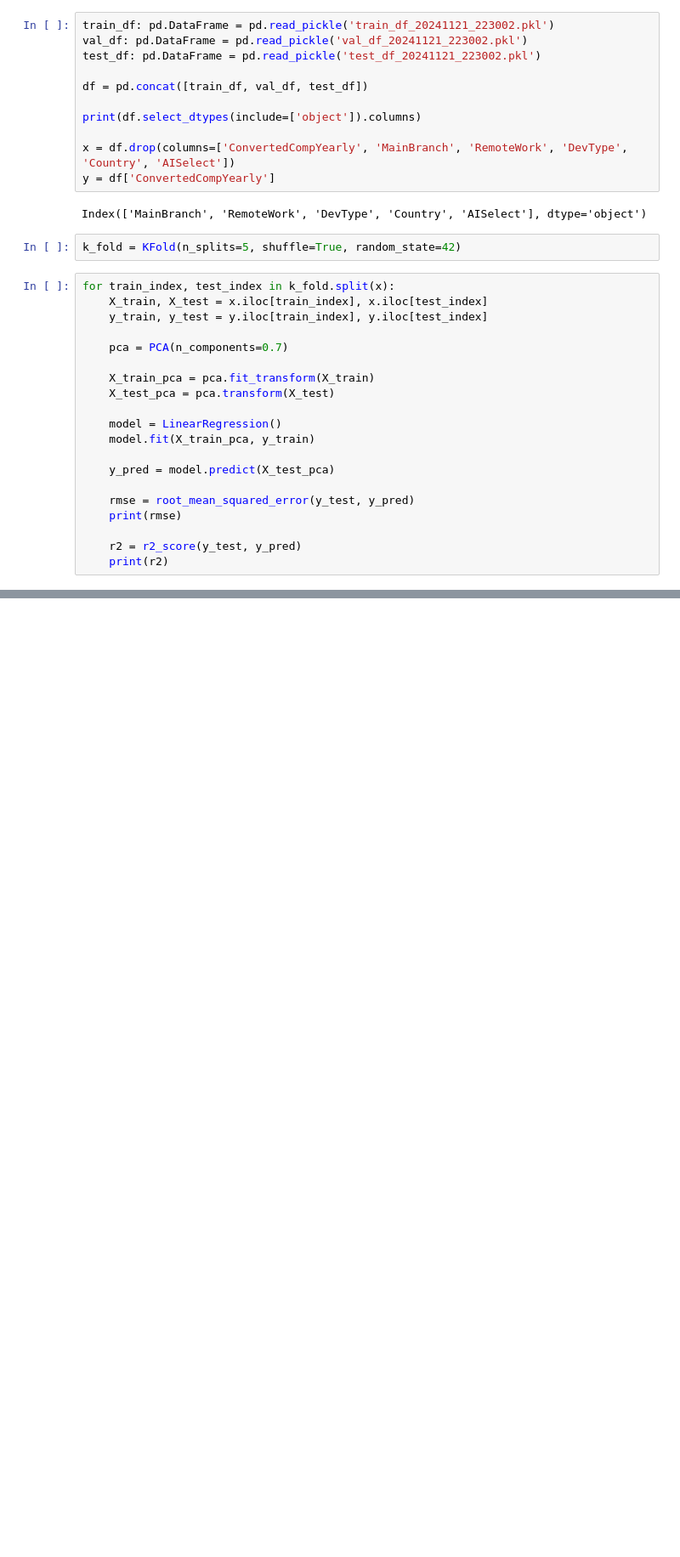
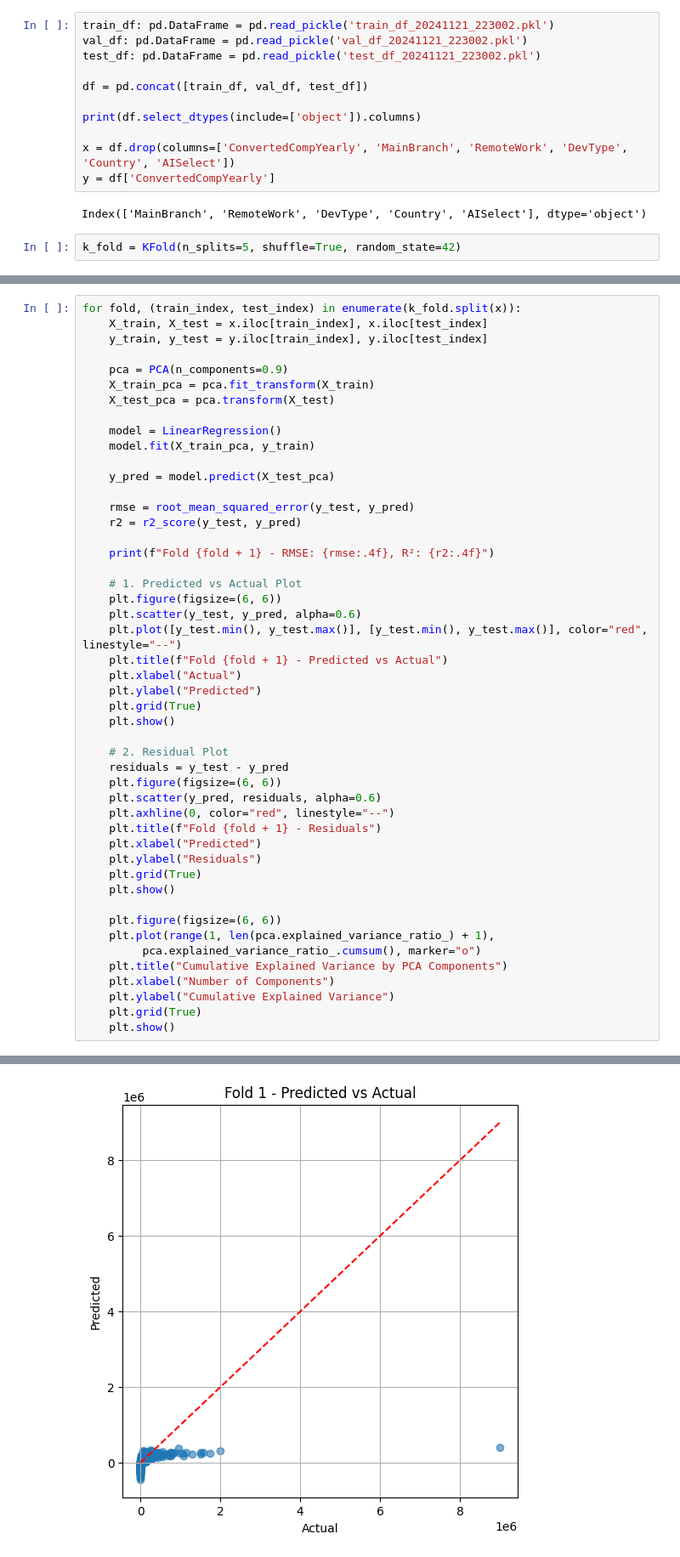
Before and after one commit to alfenn/cs-326-team-hi, a Jupyter notebook: linear_regression_pca.ipynb, the cells around one changed output, grey strips where cells are left out. Shown at 85% size. Drawn from its saved outputs; the diff is of its cells as text; blank space fills up the shorter version.

Commit message:
added figures

```diff
--- a/linear_regression_pca.ipynb
+++ b/linear_regression_pca.ipynb
@@ -20,23 +23,3 @@ y = df['ConvertedCompYearly']
 Index(['MainBranch', 'RemoteWork', 'DevType', 'Country', 'AISelect'], dtype='object')
 # %%
 k_fold = KFold(n_splits=5, shuffle=True, random_state=42)
-# %%
-for train_index, test_index in k_fold.split(x):
-    X_train, X_test = x.iloc[train_index], x.iloc[test_index]
-    y_train, y_test = y.iloc[train_index], y.iloc[test_index]
-
-    pca = PCA(n_components=0.7)
-
-    X_train_pca = pca.fit_transform(X_train)
-    X_test_pca = pca.transform(X_test)
-
-    model = LinearRegression()
-    model.fit(X_train_pca, y_train)
-
-    y_pred = model.predict(X_test_pca)
-
-    rmse = root_mean_squared_error(y_test, y_pred)
-    print(rmse)
-
-    r2 = r2_score(y_test, y_pred)
-    print(r2)
@@ -53,0 +26,49 @@ for train_index, test_index in k_fold.split(x):
+# %%
+for fold, (train_index, test_index) in enumerate(k_fold.split(x)):
+    X_train, X_test = x.iloc[train_index], x.iloc[test_index]
+    y_train, y_test = y.iloc[train_index], y.iloc[test_index]
+
+    pca = PCA(n_components=0.9)
+    X_train_pca = pca.fit_transform(X_train)
+    X_test_pca = pca.transform(X_test)
+
+    model = LinearRegression()
+    model.fit(X_train_pca, y_train)
+
+    y_pred = model.predict(X_test_pca)
+
+    rmse = root_mean_squared_error(y_test, y_pred)
+    r2 = r2_score(y_test, y_pred)
+
+    print(f"Fold {fold + 1} - RMSE: {rmse:.4f}, R²: {r2:.4f}")
+
+    # 1. Predicted vs Actual Plot
+    plt.figure(figsize=(6, 6))
+    plt.scatter(y_test, y_pred, alpha=0.6)
+    plt.plot([y_test.min(), y_test.max()], [y_test.min(), y_test.max()], color="red", linestyle="--")
+    plt.title(f"Fold {fold + 1} - Predicted vs Actual")
+    plt.xlabel("Actual")
+    plt.ylabel("Predicted")
+    plt.grid(True)
+    plt.show()
+
+    # 2. Residual Plot
+    residuals = y_test - y_pred
+    plt.figure(figsize=(6, 6))
+    plt.scatter(y_pred, residuals, alpha=0.6)
+    plt.axhline(0, color="red", linestyle="--")
+    plt.title(f"Fold {fold + 1} - Residuals")
+    plt.xlabel("Predicted")
+    plt.ylabel("Residuals")
+    plt.grid(True)
+    plt.show()
+
+    plt.figure(figsize=(6, 6))
+    plt.plot(range(1, len(pca.explained_variance_ratio_) + 1),
+         pca.explained_variance_ratio_.cumsum(), marker="o")
+    plt.title("Cumulative Explained Variance by PCA Components")
+    plt.xlabel("Number of Components")
+    plt.ylabel("Cumulative Explained Variance")
+    plt.grid(True)
+    plt.show()
+# %% [output]
@@ -53,0 +76 @@ for train_index, test_index in k_fold.split(x):
+[figure, added]
```
Also changed, not shown: parts of 3 cells of this notebook.
